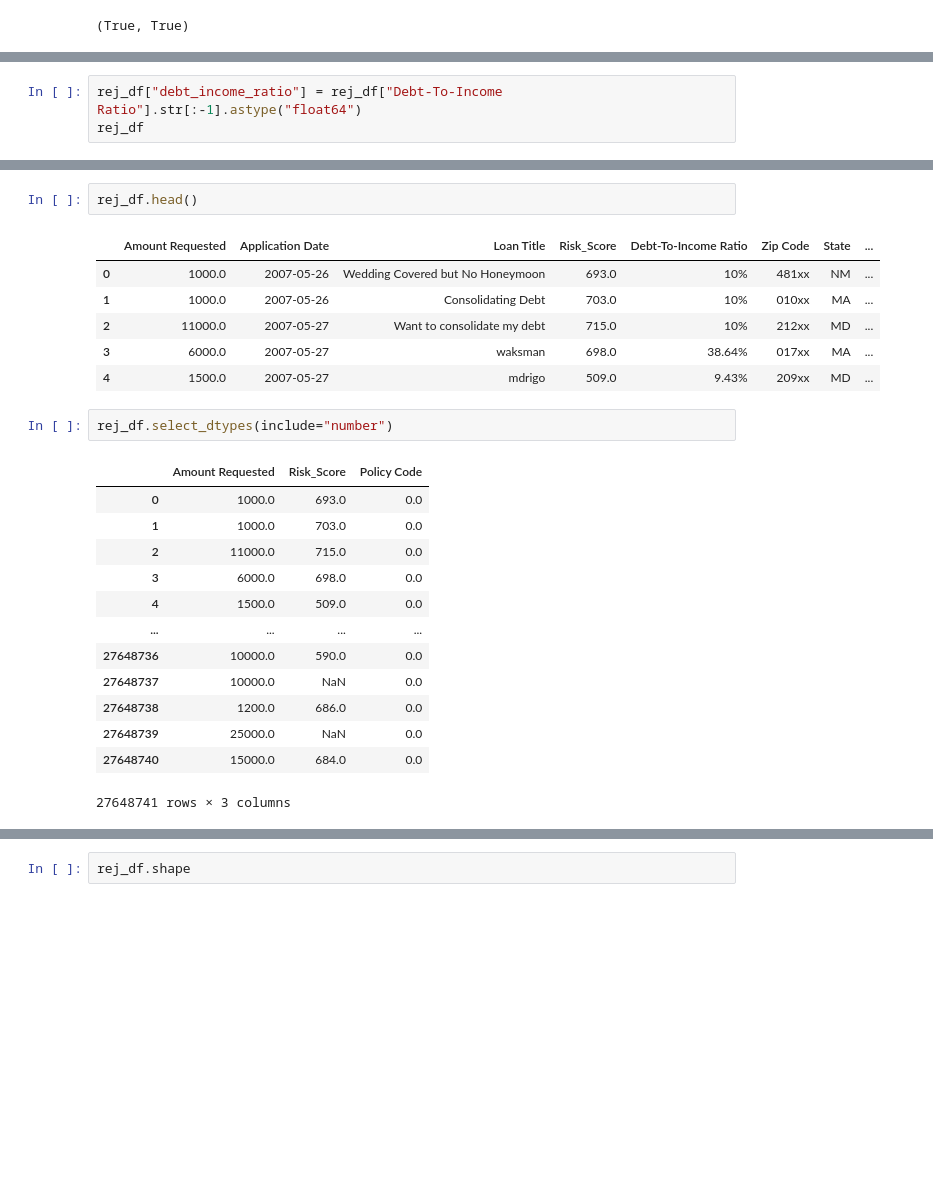
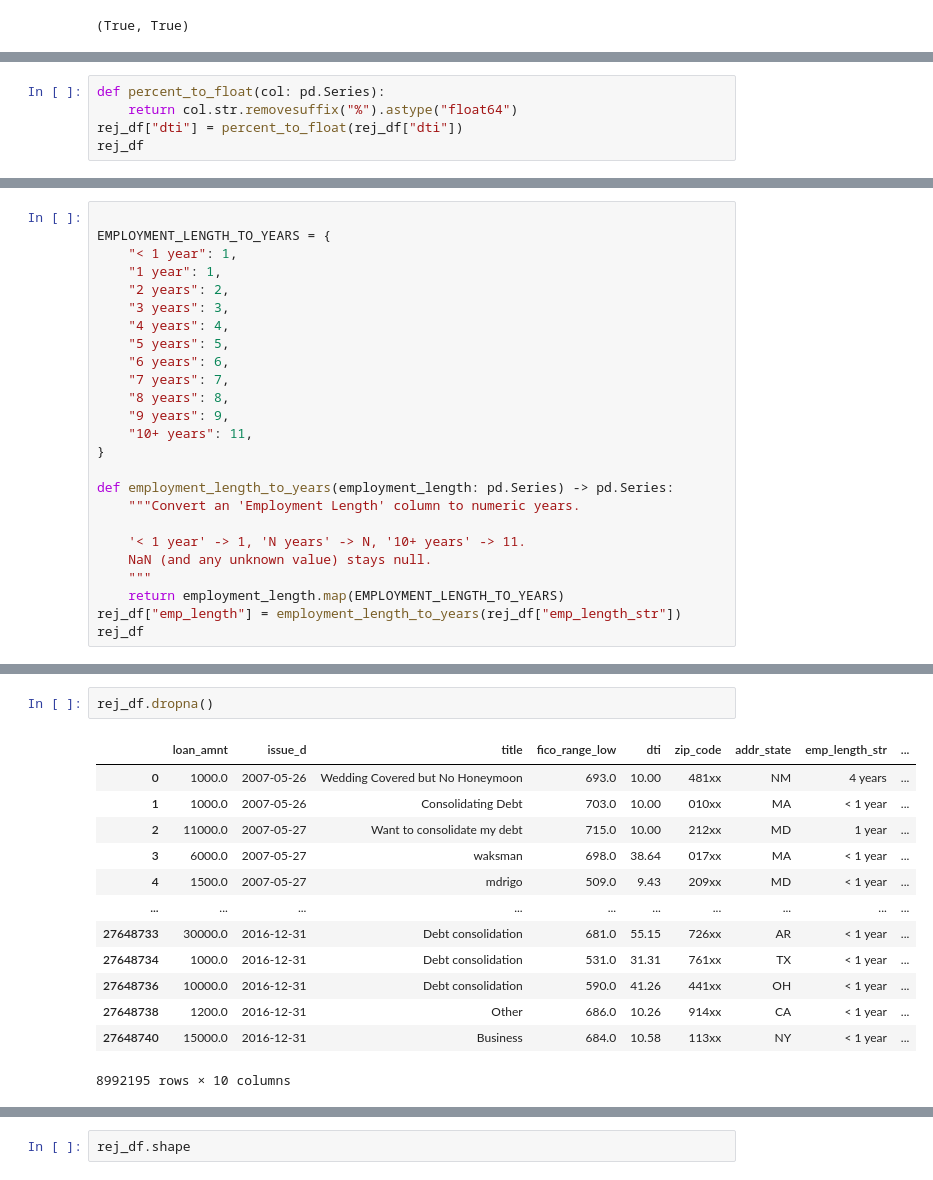
Before and after one commit to TechInTerh/VSWAM, a Jupyter notebook: eda-with-python.ipynb, the cells around one changed output, grey strips where cells are left out. Drawn from its saved outputs; the diff is of its cells as text; blank space fills up the shorter version.

```diff
--- a/eda-with-python.ipynb
+++ b/eda-with-python.ipynb
@@ -69,6 +87,3 @@ rej_df
 | 27648739 | 25000.0 | 2016-12-31 | debt_consolidation | NaN | 17.71% | 880xx | NM | ... |
 | 27648740 | 15000.0 | 2016-12-31 | Business | 684.0 | 10.58% | 113xx | NY | ... |
 27648741 rows × 9 columns
-# %%
-rej_df["debt_income_ratio"] = rej_df["Debt-To-Income Ratio"].str[:-1].astype("float64")
-rej_df
@@ -111,0 +120,5 @@ dtype: int64
+# %%
+def percent_to_float(col: pd.Series):
+    return col.str.removesuffix("%").astype("float64")
+rej_df["dti"] = percent_to_float(rej_df["dti"])
+rej_df
@@ -111,0 +139,25 @@ dtype: int64
+# %%
+
+EMPLOYMENT_LENGTH_TO_YEARS = {
+    "< 1 year": 1,
+    "1 year": 1,
+    "2 years": 2,
+    "3 years": 3,
+    "4 years": 4,
+    "5 years": 5,
+    "6 years": 6,
+    "7 years": 7,
+    "8 years": 8,
+    "9 years": 9,
+    "10+ years": 11,
+}
+
+def employment_length_to_years(employment_length: pd.Series) -> pd.Series:
+    """Convert an 'Employment Length' column to numeric years.
+
+    '< 1 year' -> 1, 'N years' -> N, '10+ years' -> 11.
+    NaN (and any unknown value) stays null.
+    """
+    return employment_length.map(EMPLOYMENT_LENGTH_TO_YEARS)
+rej_df["emp_length"] = employment_length_to_years(rej_df["emp_length_str"])
+rej_df
@@ -137,25 +204,16 @@ rej_df.describe()
 # %%
-rej_df.head()
+rej_df.dropna()
 # %% [output]
-|  | Amount Requested | Application Date | Loan Title | Risk_Score | Debt-To-Income Ratio | Zip Code | State | ... |
-| 0 | 1000.0 | 2007-05-26 | Wedding Covered but No Honeymoon | 693.0 | 10% | 481xx | NM | ... |
-| 1 | 1000.0 | 2007-05-26 | Consolidating Debt | 703.0 | 10% | 010xx | MA | ... |
-| 2 | 11000.0 | 2007-05-27 | Want to consolidate my debt | 715.0 | 10% | 212xx | MD | ... |
-| 3 | 6000.0 | 2007-05-27 | waksman | 698.0 | 38.64% | 017xx | MA | ... |
-| 4 | 1500.0 | 2007-05-27 | mdrigo | 509.0 | 9.43% | 209xx | MD | ... |
+|  | loan_amnt | issue_d | title | fico_range_low | dti | zip_code | addr_state | emp_length_str | ... |
+| 0 | 1000.0 | 2007-05-26 | Wedding Covered but No Honeymoon | 693.0 | 10.00 | 481xx | NM | 4 years | ... |
+| 1 | 1000.0 | 2007-05-26 | Consolidating Debt | 703.0 | 10.00 | 010xx | MA | < 1 year | ... |
+| 2 | 11000.0 | 2007-05-27 | Want to consolidate my debt | 715.0 | 10.00 | 212xx | MD | 1 year | ... |
+| 3 | 6000.0 | 2007-05-27 | waksman | 698.0 | 38.64 | 017xx | MA | < 1 year | ... |
+| 4 | 1500.0 | 2007-05-27 | mdrigo | 509.0 | 9.43 | 209xx | MD | < 1 year | ... |
+| ... | ... | ... | ... | ... | ... | ... | ... | ... | ... |
+| 27648733 | 30000.0 | 2016-12-31 | Debt consolidation | 681.0 | 55.15 | 726xx | AR | < 1 year | ... |
+| 27648734 | 1000.0 | 2016-12-31 | Debt consolidation | 531.0 | 31.31 | 761xx | TX | < 1 year | ... |
+| 27648736 | 10000.0 | 2016-12-31 | Debt consolidation | 590.0 | 41.26 | 441xx | OH | < 1 year | ... |
+| 27648738 | 1200.0 | 2016-12-31 | Other | 686.0 | 10.26 | 914xx | CA | < 1 year | ... |
+| 27648740 | 15000.0 | 2016-12-31 | Business | 684.0 | 10.58 | 113xx | NY | < 1 year | ... |
+8992195 rows × 10 columns
-# %%
-rej_df.select_dtypes(include="number")
-# %% [output]
-|  | Amount Requested | Risk_Score | Policy Code |
-| 0 | 1000.0 | 693.0 | 0.0 |
-| 1 | 1000.0 | 703.0 | 0.0 |
-| 2 | 11000.0 | 715.0 | 0.0 |
-| 3 | 6000.0 | 698.0 | 0.0 |
-| 4 | 1500.0 | 509.0 | 0.0 |
-| ... | ... | ... | ... |
-| 27648736 | 10000.0 | 590.0 | 0.0 |
-| 27648737 | 10000.0 | NaN | 0.0 |
-| 27648738 | 1200.0 | 686.0 | 0.0 |
-| 27648739 | 25000.0 | NaN | 0.0 |
-| 27648740 | 15000.0 | 684.0 | 0.0 |
-27648741 rows × 3 columns
```
Also changed, not shown: parts of 24 cells of this notebook.
